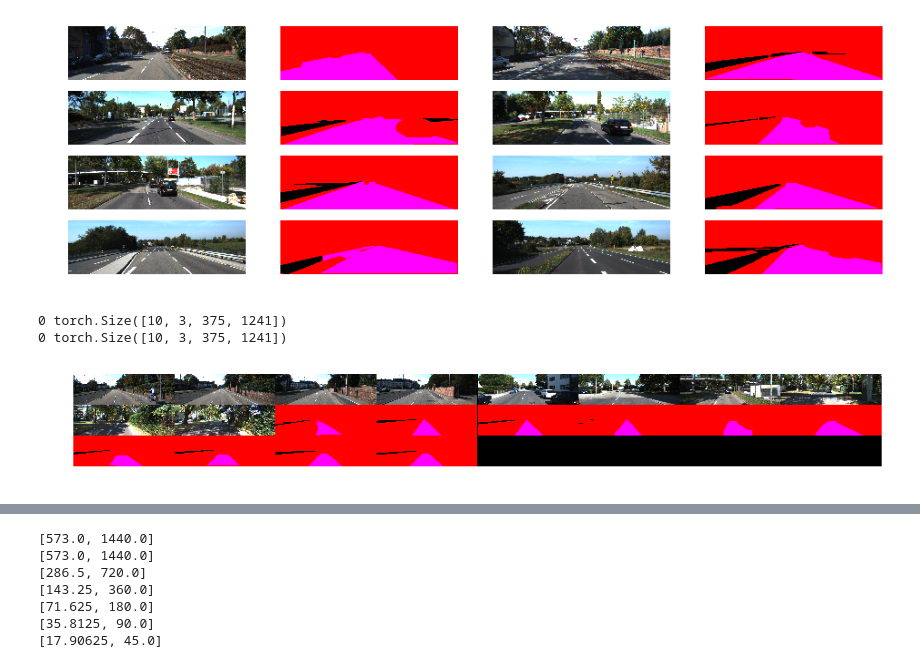
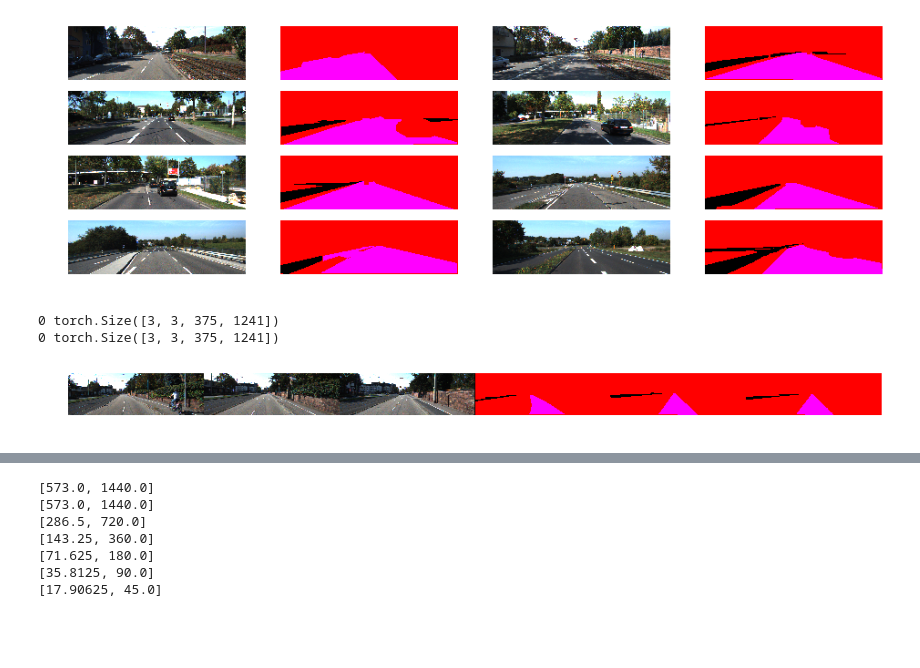
Before and after one commit to XDynames/FCN-Implementation, a Jupyter notebook: FCN - VGG16.ipynb, the cells around one changed output, grey strips where cells are left out. Drawn from its saved outputs; the diff is of its cells as text; code cells hidden in the pictures; blank space fills up the shorter version.

```diff
--- a/FCN - VGG16.ipynb
+++ b/FCN - VGG16.ipynb
@@ -37,7 +37,7 @@ transformer = torchvision.transforms.Compose([
     ])
 
 # Build a collection of batch iomage loaders
-loaders = dataLoading.buildDataloaders(10, 0.2, '\\Data\\data_road\\',
+loaders = dataLoading.buildDataloaders(3, 0.2, '\\Data\\data_road\\',
                                        'training\\raw\\', 'training\\gt\\',
                                        'testing\\', transformerTrain = transformer,
                                       transformerTest = transformer)
@@ -65,20 +65,21 @@ for i in range(16):
 # %%
 # Confirming that sequential loaders are working
 for batch, gtrawBatched in enumerate(zip(loaders['train'], loaders['trainGT'])):
     print(batch, gtrawBatched[0][0].size())
     print(batch, gtrawBatched[1][0].size())
     # generate 2nd batch and display it
     if batch == 0:
         plt.figure(figsize=(16, 14))
-        img = visual.tensorToNumpy(torch.cat((gtrawBatched[0][0], gtrawBatched[1][0])))
+        tensors = torch.cat((gtrawBatched[0][0], gtrawBatched[1][0]))
+        img = visual.tensorToNumpy(tensors)
         plt.axis('off')
         plt.imshow(img)
         plt.savefig('Figures\\BatchExample.png')
         break
 # %% [output]
-0 torch.Size([10, 3, 375, 1241])
-0 torch.Size([10, 3, 375, 1241])
+0 torch.Size([3, 3, 375, 1241])
+0 torch.Size([3, 3, 375, 1241])
-[figure, old version]
+[figure, new version]
 # %%
 # Optimser, Scheduler and Loss Function
 optimiser = torch.optim.SGD(FCN8.parameters(), lr = 0.02)
```
Also changed, not shown: parts of 2 cells of this notebook, 14 other files.
